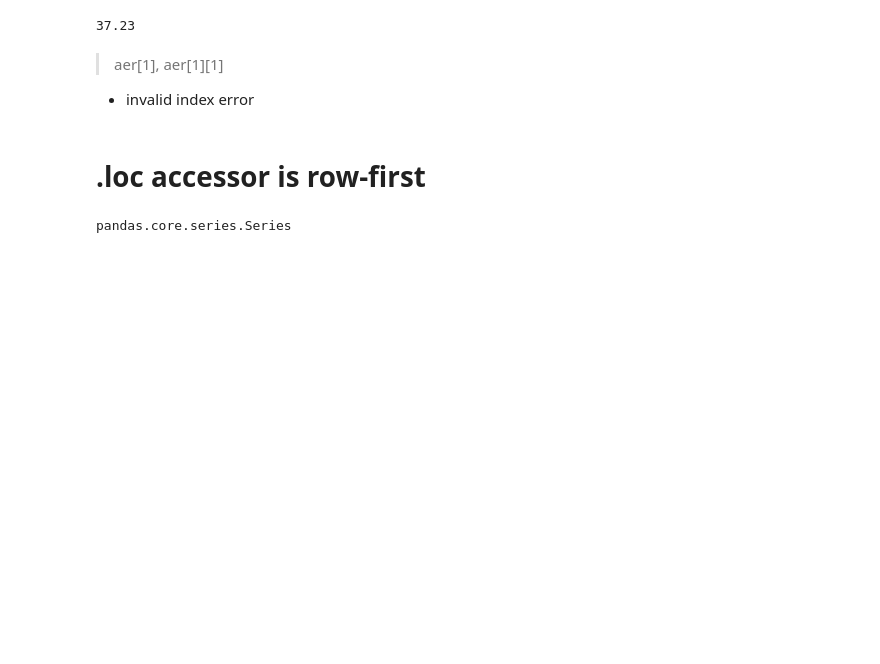
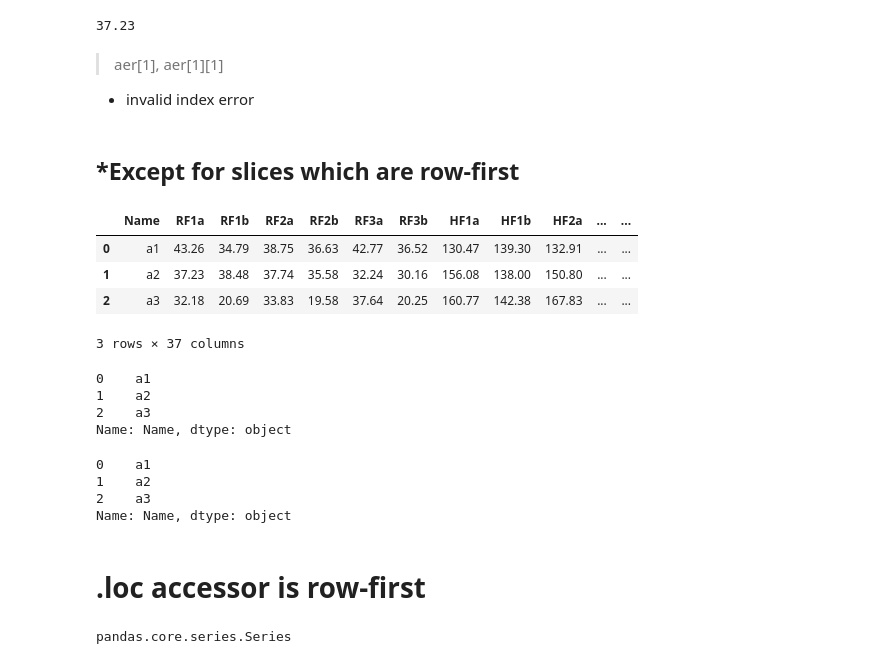
Before and after one commit to subthalamic/subthalamic, a Jupyter notebook: theory/accessors.ipynb, the cells around one changed output. Drawn from its saved outputs; the diff is of its cells as text; code cells hidden in the pictures; blank space fills up the shorter version.

```diff
--- a/theory/accessors.ipynb
+++ b/theory/accessors.ipynb
@@ -59,6 +59,30 @@ aer.RF1a[1] #column, row
 > aer[1],
 > aer[1][1]
 - invalid index error
+# %% [markdown]
+## *Except for slices which are row-first
+# %%
+aer[:3]    #first 3 rows, not columns
+# %% [output]
+|  | Name | RF1a | RF1b | RF2a | RF2b | RF3a | RF3b | HF1a | HF1b | HF2a | ... | ... |
+| 0 | a1 | 43.26 | 34.79 | 38.75 | 36.63 | 42.77 | 36.52 | 130.47 | 139.30 | 132.91 | ... | ... |
+| 1 | a2 | 37.23 | 38.48 | 37.74 | 35.58 | 32.24 | 30.16 | 156.08 | 138.00 | 150.80 | ... | ... |
+| 2 | a3 | 32.18 | 20.69 | 33.83 | 19.58 | 37.64 | 20.25 | 160.77 | 142.38 | 167.83 | ... | ... |
+3 rows × 37 columns
+# %%
+aer[:3]['Name']   #first 3 rows, ID column, the slice changes the native accessor's order into .loc order
+# %% [output]
+0    a1
+1    a2
+2    a3
+Name: Name, dtype: object
+# %%
+aer['Name'][:3]   #this is the same in the array specific column-first call
+# %% [output]
+0    a1
+1    a2
+2    a3
+Name: Name, dtype: object
 # %% [markdown]
 # .loc accessor is row-first
 # %%
```
Also changed, not shown: parts of 1 cell of this notebook, 5 other files.
